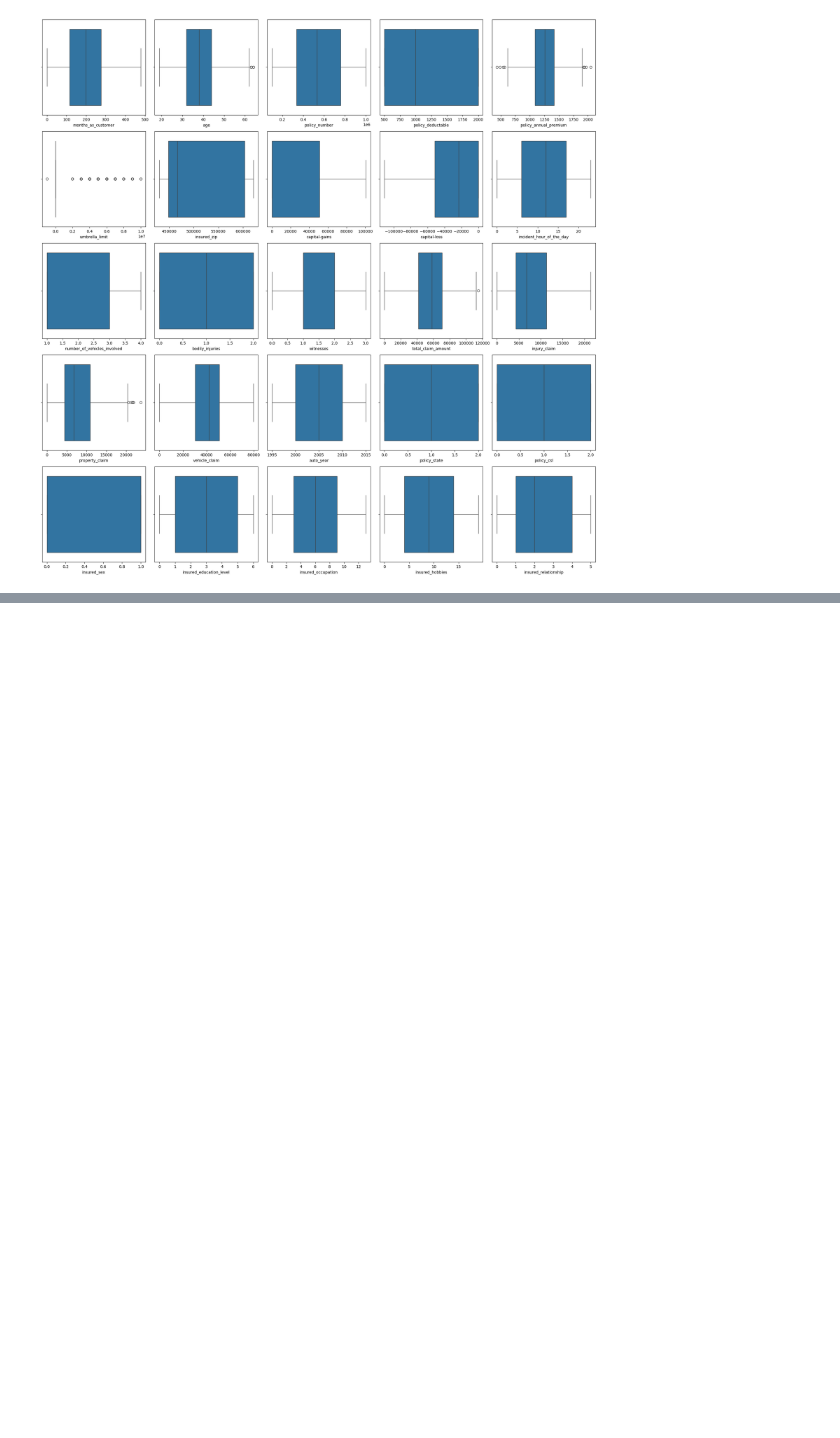
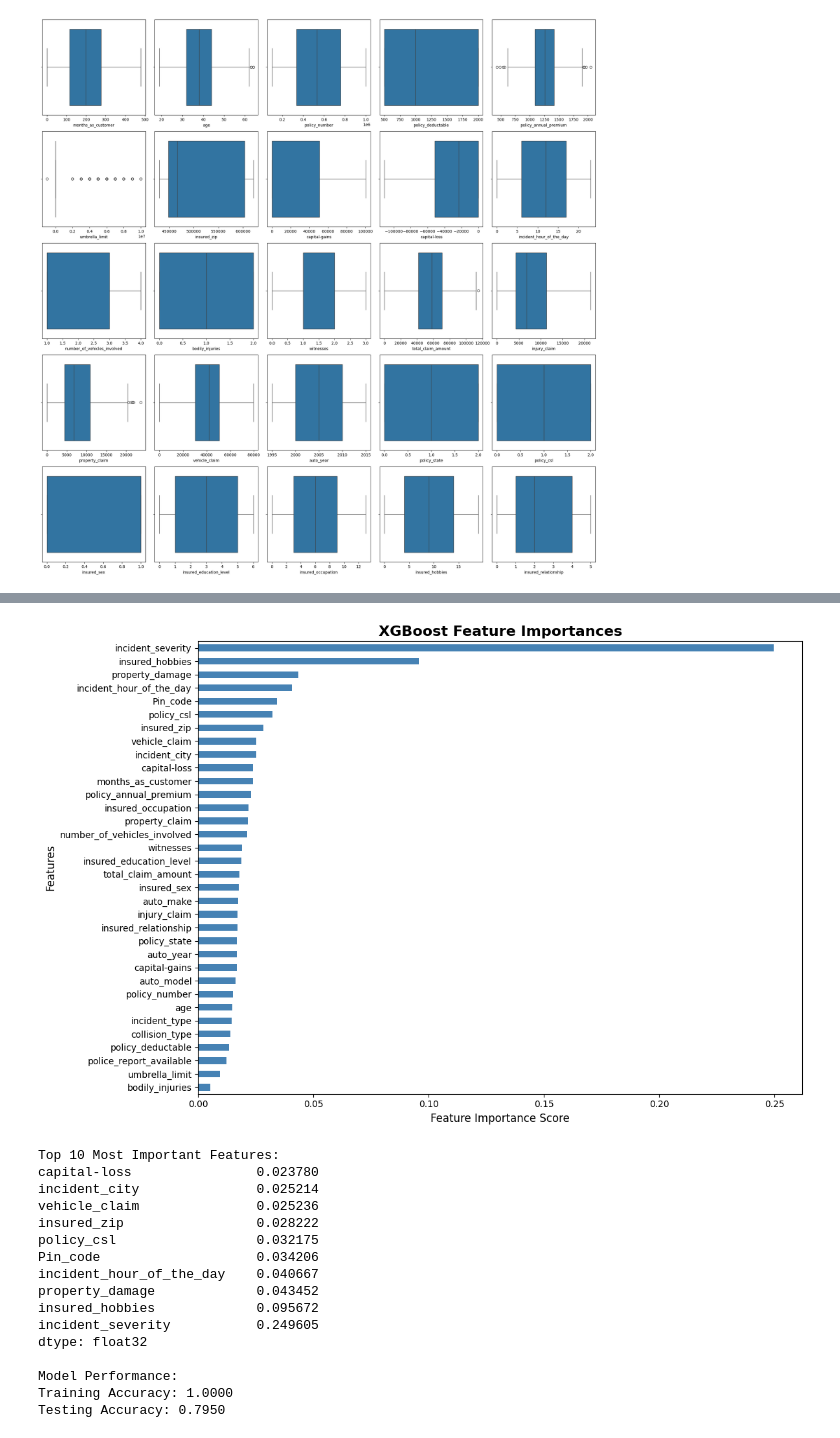
Before and after one commit to vipdurgade/Auto_Fraud_Detection, a Jupyter notebook: notebook.ipynb, the cells around one changed output, grey strips where cells are left out. Saved outputs shown, nothing was run; the diff lists cells and outputs as text; code cells hidden in the pictures; blank space fills up the shorter version.

Commit message:
SVM and XGboost

```diff
--- a/notebook.ipynb
+++ b/notebook.ipynb
@@ -270,0 +283,63 @@ plt.show()
+# %%
+import pandas as pd
+import matplotlib.pyplot as plt
+from xgboost import XGBClassifier
+from sklearn.model_selection import train_test_split
+
+# Use original target variable from all_numerical
+X = all_numerical.drop('fraud_reported', axis=1)  # scaled features
+y = all_numerical['fraud_reported']  # original unscaled target
+
+# Create train-test split
+X_train, X_test, y_train, y_test = train_test_split(
+    X, y, test_size=0.2, random_state=42, stratify=y
+)
+
+# Train XGBoost model
+xgb = XGBClassifier(random_state=42)
+xgb.fit(X_train, y_train)
+
+# Create feature importance plot
+fig, ax = plt.subplots(figsize=(12, 8))
+
+feat_imp = pd.Series(
+    xgb.feature_importances_,
+    index=X_train.columns
+).sort_values(ascending=True)
+
+feat_imp.plot(kind='barh', ax=ax, color='steelblue')
+ax.set_title('XGBoost Feature Importances', fontsize=16, fontweight='bold')
+ax.set_xlabel('Feature Importance Score', fontsize=12)
+ax.set_ylabel('Features', fontsize=12)
+
+plt.tight_layout()
+plt.show()
+
+# Print top 10 most important features
+print("Top 10 Most Important Features:")
+print(feat_imp.tail(10))
+
+# Check model performance
+train_score = xgb.score(X_train, y_train)
+test_score = xgb.score(X_test, y_test)
+print(f"\nModel Performance:")
+print(f"Training Accuracy: {train_score:.4f}")
+print(f"Testing Accuracy: {test_score:.4f}")
+# %% [output]
+[figure, added]
+Top 10 Most Important Features:
+capital-loss                0.023780
+incident_city               0.025214
+vehicle_claim               0.025236
+insured_zip                 0.028222
+policy_csl                  0.032175
+Pin_code                    0.034206
+incident_hour_of_the_day    0.040667
+property_damage             0.043452
+insured_hobbies             0.095672
+incident_severity           0.249605
+dtype: float32
+
+Model Performance:
+Training Accuracy: 1.0000
+Testing Accuracy: 0.7950
```
Also changed, not shown: parts of 18 cells of this notebook, 1 other file.
